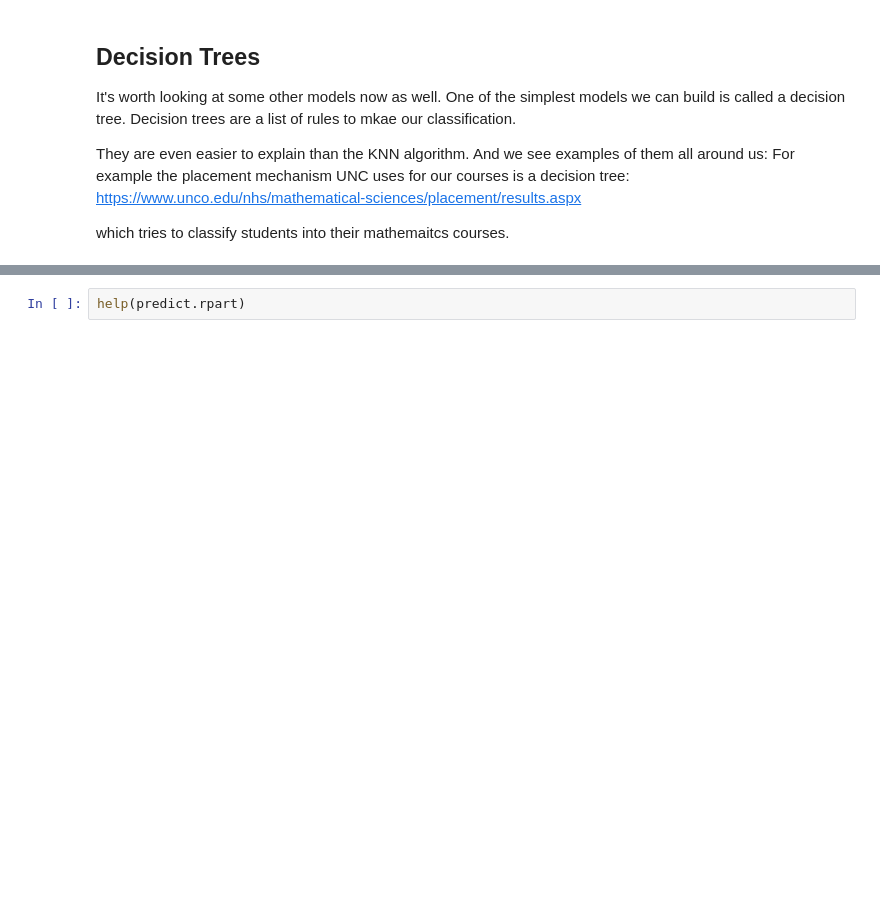
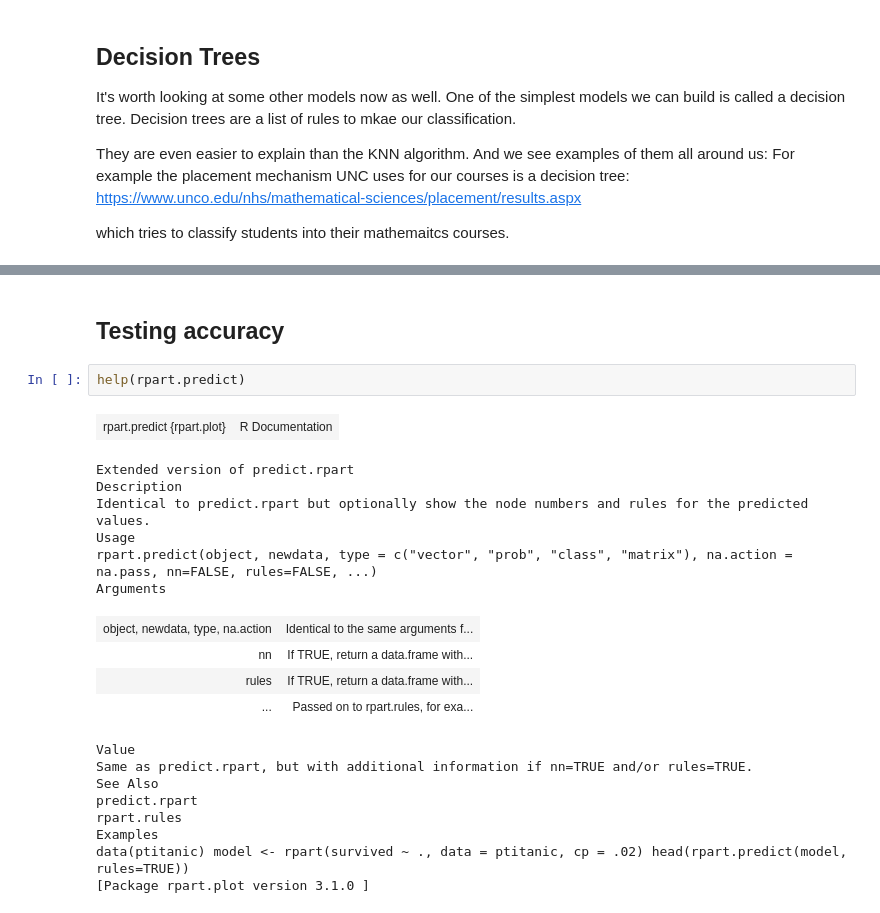
Before and after one commit to virgilpierce/MATH_795, a Jupyter notebook: Week 2.ipynb, the cells around one changed output, grey strips where cells are left out. Drawn from its saved outputs; the diff is of its cells as text; blank space fills up the shorter version.

```diff
--- a/Week 2.ipynb
+++ b/Week 2.ipynb
@@ -122,2 +215,24 @@ dev.off()
-# %%
-help(predict.rpart)
+# %% [markdown]
+## Testing accuracy
+# %%
+help(rpart.predict)
+# %% [output]
+| rpart.predict {rpart.plot} | R Documentation |
+Extended version of predict.rpart
+Description
+Identical to predict.rpart but optionally show the node numbers and rules for the predicted values.
+Usage
+rpart.predict(object, newdata, type = c("vector", "prob", "class", "matrix"), na.action = na.pass, nn=FALSE, rules=FALSE, ...)
+Arguments
+| object, newdata, type, na.action | Identical to the same arguments f... |
+| nn | If TRUE, return a data.frame with... |
+| rules | If TRUE, return a data.frame with... |
+| ... | Passed on to rpart.rules, for exa... |
+Value
+Same as predict.rpart, but with additional information if nn=TRUE and/or rules=TRUE.
+See Also
+predict.rpart
+rpart.rules
+Examples
+data(ptitanic) model <- rpart(survived ~ ., data = ptitanic, cp = .02) head(rpart.predict(model, rules=TRUE))
+[Package rpart.plot version 3.1.0 ]
```
Also changed, not shown: parts of 18 cells of this notebook.
